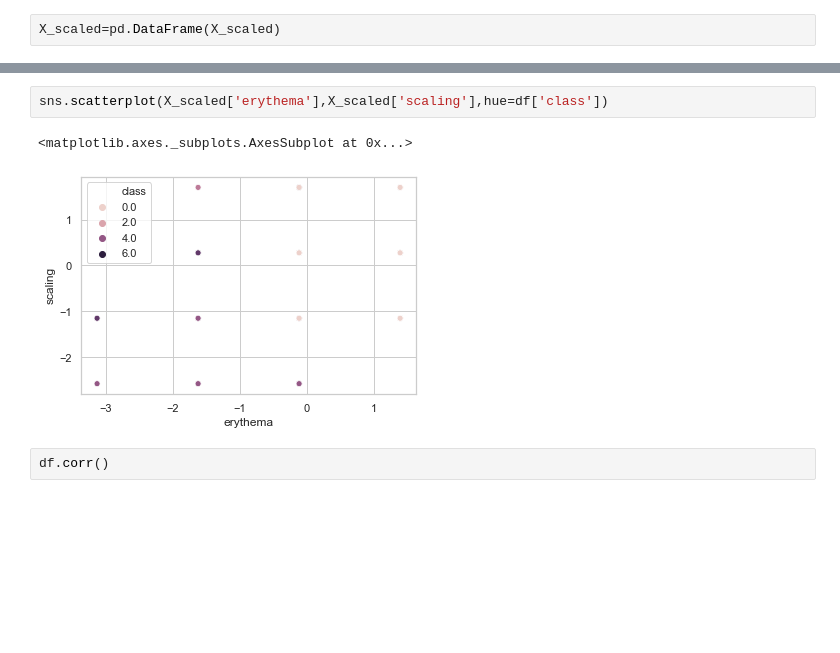
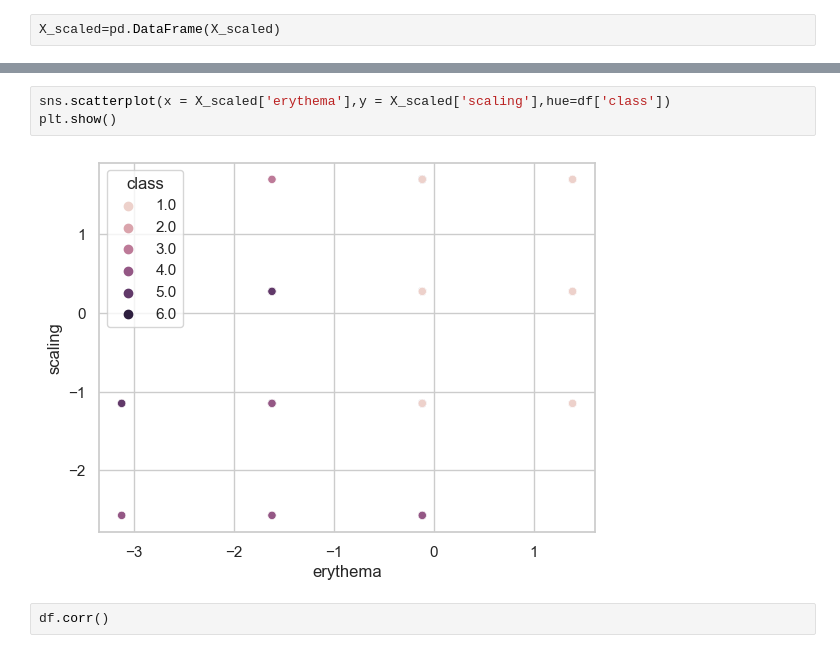
Before and after one commit to ajay-ajzkrish/learn_ml, a Jupyter notebook: USL/others/USL_Mock_Exam_Paper1 soln/USL_Mock_Exam_Paper1/USL Mock exam paper 1 solution.ipynb, the cells around one changed output, grey strips where cells are left out. Cells and saved outputs as stored; diff of their text form; blank space fills up the shorter version.

```diff
--- a/USL/others/USL_Mock_Exam_Paper1 soln/USL_Mock_Exam_Paper1/USL Mock exam paper 1 solution.ipynb
+++ b/USL/others/USL_Mock_Exam_Paper1 soln/USL_Mock_Exam_Paper1/USL Mock exam paper 1 solution.ipynb
@@ -507,10 +487,10 @@ X_scaled
 | 356 | 1.386127 | 0.275533 | 0.474629 | -1.193011 | -0.703302 | -0.471652 | ... |
 357 rows × 34 columns
 # %%
-sns.scatterplot(X_scaled['erythema'],X_scaled['scaling'],hue=df['class'])
+sns.scatterplot(x = X_scaled['erythema'],y = X_scaled['scaling'],hue=df['class'])
+plt.show()
 # %% [output]
-<matplotlib.axes._subplots.AxesSubplot at 0x...>
-[figure, old version]
+[figure, new version]
 # %%
 df.corr()
 # %% [output]
```
Also changed, not shown: parts of 17 cells of this notebook, 4 other files.
